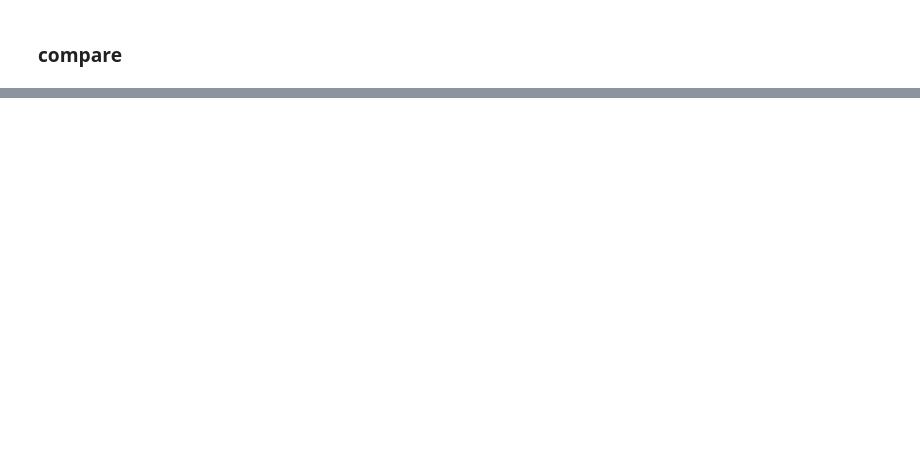
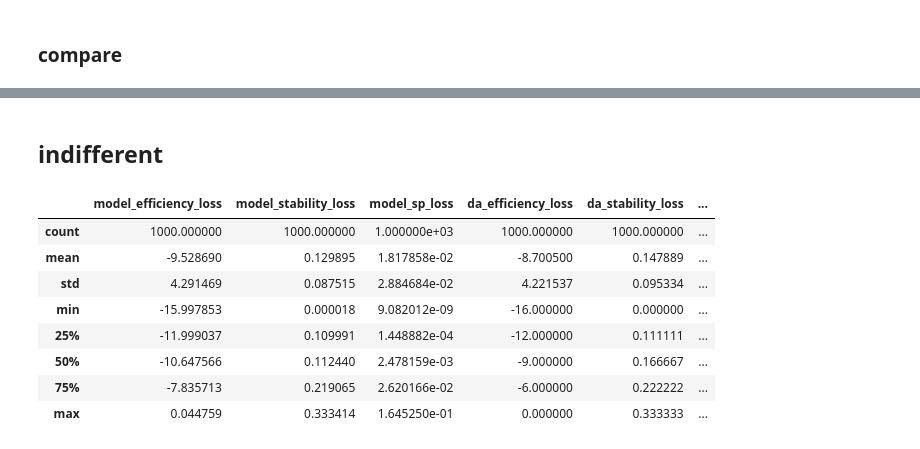
Before and after one commit to meina-t/matching_with_dl, a Jupyter notebook: dual_primal_matching.ipynb, the cells around one changed output, grey strips where cells are left out. Cells and saved outputs as stored; diff of their text form; code cells hidden in the pictures; blank space fills up the shorter version.

```diff
--- a/dual_primal_matching.ipynb
+++ b/dual_primal_matching.ipynb
@@ -233,0 +454,28 @@ generate_efficient_stable_matchings(stable_matching, p, q)
+# %% [markdown]
+## indifferent
+# %%
+full_tie_pattern = [(1, 1, 1)]
+no_tie_patterns = list(itertools.permutations([3, 2, 1]))
+
+full_tie_pattern = normalize_tuples(full_tie_pattern)
+no_tie_patterns = normalize_tuples(no_tie_patterns)
+preference_list_p = list(itertools.product(no_tie_patterns, repeat=3))
+preference_list_q = list(itertools.product(full_tie_pattern, repeat=3))
+pairs = [(random.choice(preference_list_p), random.choice(preference_list_q)) for _ in range(1000)]
+df = pd.DataFrame(pairs, columns=['p', 'q'])
+# %%
+df = apply_features(cfg, model, df)
+# %%
+df = convert_to_float(df)
+# %%
+df.describe()
+# %% [output]
+|  | model_efficiency_loss | model_stability_loss | model_sp_loss | da_efficiency_loss | da_stability_loss | ... |
+| count | 1000.000000 | 1000.000000 | 1.000000e+03 | 1000.000000 | 1000.000000 | ... |
+| mean | -9.528690 | 0.129895 | 1.817858e-02 | -8.700500 | 0.147889 | ... |
+| std | 4.291469 | 0.087515 | 2.884684e-02 | 4.221537 | 0.095334 | ... |
+| min | -15.997853 | 0.000018 | 9.082012e-09 | -16.000000 | 0.000000 | ... |
+| 25% | -11.999037 | 0.109991 | 1.448882e-04 | -12.000000 | 0.111111 | ... |
+| 50% | -10.647566 | 0.112440 | 2.478159e-03 | -9.000000 | 0.166667 | ... |
+| 75% | -7.835713 | 0.219065 | 2.620166e-02 | -6.000000 | 0.222222 | ... |
+| max | 0.044759 | 0.333414 | 1.645250e-01 | 0.000000 | 0.333333 | ... |
```
Also changed, not shown: parts of 49 cells of this notebook, 7 other files.
